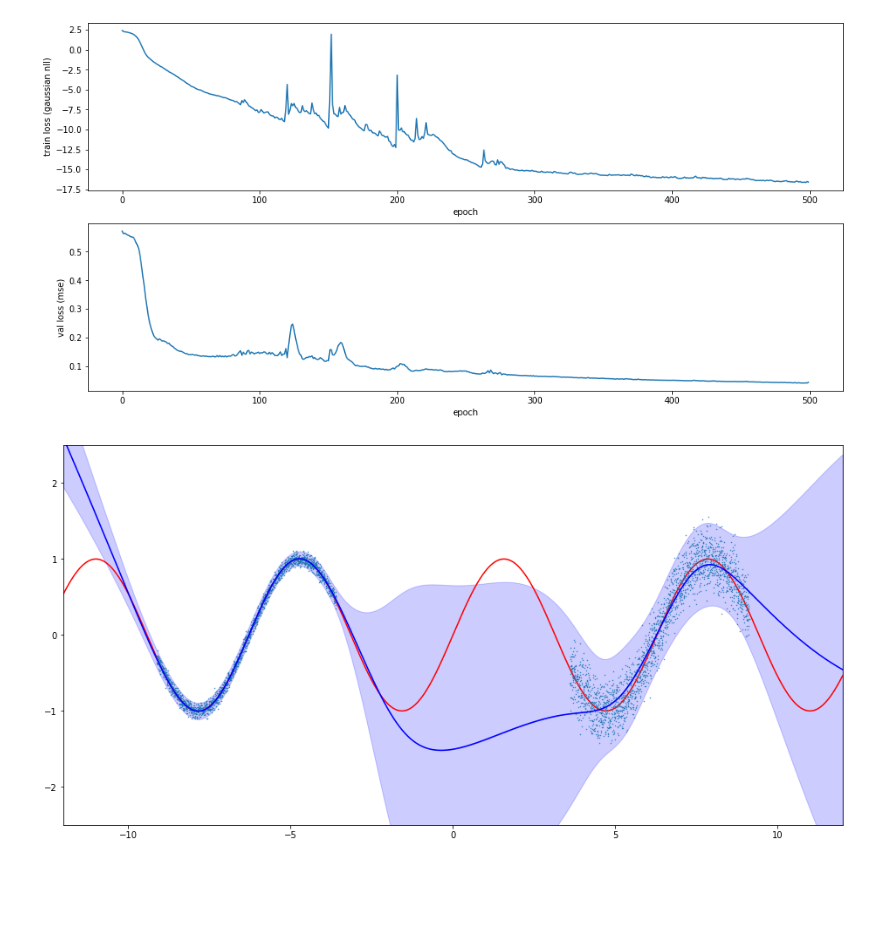
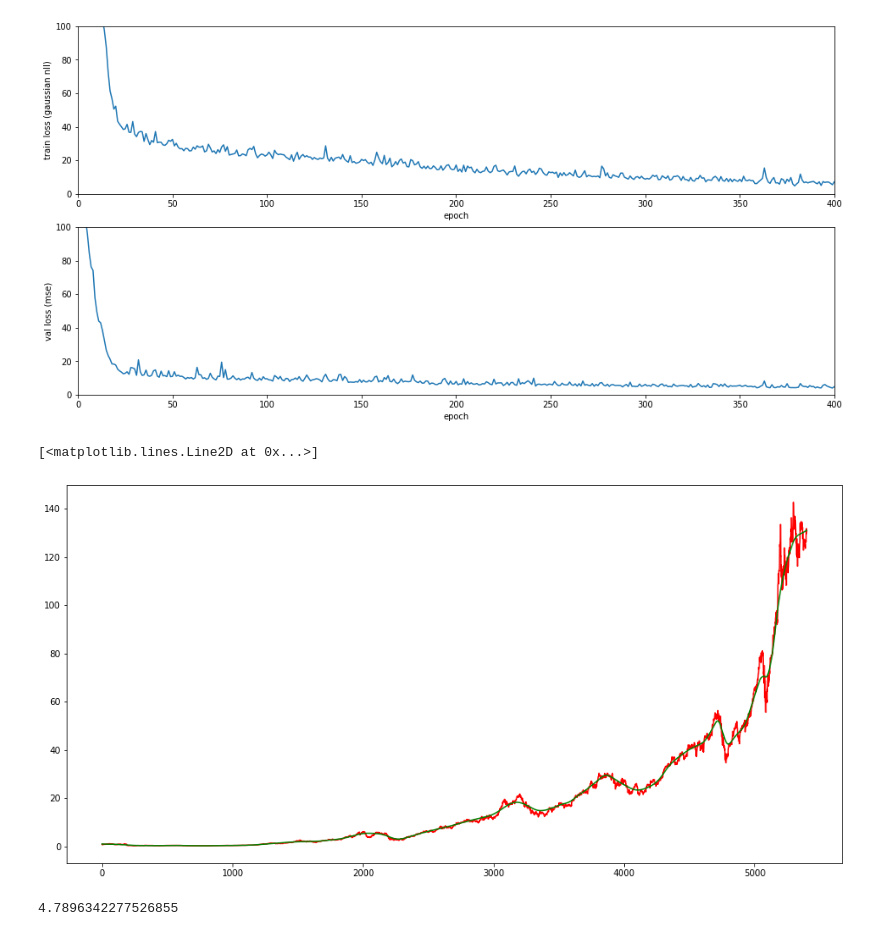
Before and after one commit to hhf1357924680/mbrl, a Jupyter notebook: notebooks/fit_gaussian_mlp_ensemble_1d.ipynb, the cells around one changed output. Drawn from its saved outputs; the diff is of its cells as text; code cells hidden in the pictures; blank space fills up the shorter version.

```diff
--- a/notebooks/fit_gaussian_mlp_ensemble_1d.ipynb
+++ b/notebooks/fit_gaussian_mlp_ensemble_1d.ipynb
@@ -21,40 +20,38 @@ ModuleNotFoundError: No module named 'omegaconf'
 # %%
-x_data = np.linspace(-12, 12, 10000)#np.linspace主要用来创建等差数列，numpy.linspace(start：返回样本数据开始点, stop：返回样本数据结束点, num=50：生成的样本数据量默认)（返回的是 [start, stop]之间的均匀分布）
-y_data = np.sin(x_data)#对x_data中的元素取正弦
+x_data = np.array(range(5401))
+y_data=pd.read_csv("/mnt/work/project/mbrl-lib/dataset/mbrl.csv",usecols=[5])
+y_data = np.array(list(y_data["close"]))
 
-train_size = 2000
-val_size = 200
-x_train = np.zeros(2 * train_size)#4000
+
+train_size = 1000
+val_size = 100
+x_train = np.zeros(2 * train_size)
 y_train = np.zeros(2 * train_size)
-x_val = np.zeros(2 * val_size)#400
+x_val = np.zeros(2 * val_size)
 y_val = np.zeros(2 * val_size)
 
 # Half with lower noise
-train_val_idx_1 = np.random.choice(list(range(1200, 3500)),
+train_val_idx_1 = np.random.choice(list(range(0, 2499)),
                                    size=train_size + val_size,
                                    replace=False)
-#numpy.random.choice(a, size=None, replace=True, p=None);
-#从a(只要是ndarray都可以，但必须是一维的)中随机抽取数字，并组成指定大小(size)的数组,此处a是list(range(15,20))：[15, 16, 17, 18, 19];
-#replace:True表示可以取相同数字，False表示不可以取相同数字;
-#数组p：与数组a相对应，表示取数组a中每个元素的概率，默认为选取每个元素的概率相同。
 
-mag = 0.05
-x_train[:train_size] = x_data[train_val_idx_1[:train_size]]#先从train_val_idx_1中选出前train_size个位置数，对应每个位置数提取出x_data中的相应位置的数据（从0数起）；
-y_train[:train_size] = y_data[train_val_idx_1[:train_size]] + mag * np.random.randn(train_size)#np.random.randn随机生成train_size个0-1之间的数
-x_val[:val_size] = x_data[train_val_idx_1[train_size:]]
+
+mag = 0.0
+x_train[:train_size] = x_data[train_val_idx_1[:train_size]]
+y_train[:train_size] = y_data[train_val_idx_1[:train_size]] + mag * np.random.randn(train_size)
 y_val[:val_size] = y_data[train_val_idx_1[train_size:]] + mag * np.random.randn(val_size)
 
 # Half with higher noise
-train_val_idx_2 = np.random.choice(list(range(6500, 8800)),
+train_val_idx_2 = np.random.choice(list(range(2500, 5401)),
                                    size=train_size + val_size,
                                    replace=False)
-mag = 0.20
+mag = 0.0
 x_train[train_size:] = x_data[train_val_idx_2[:train_size]]
 y_train[train_size:] = y_data[train_val_idx_2[:train_size]] + mag * np.random.randn(train_size)
 x_val[val_size:] = x_data[train_val_idx_2[train_size:]]
 y_val[val_size:] = y_data[train_val_idx_2[train_size:]] + mag * np.random.randn(val_size)
 
-plt.figure(figsize=(16, 8))#plt.figure(figsize=(16,8))表示figure 的大小为宽、长
+plt.figure(figsize=(16, 8))
 plt.plot(x_data, y_data, x_train, y_train, '^', x_val, y_val, 'o', markersize=4)#l蓝色线：原始数据及其对应sin函数值；train对应着黄色△数据，val对应着绿色圆点数据
 plt.show()
 
@@ -83,7 +88,4 @@ wrapper = models.OneDTransitionRewardModel(ensemble, target_is_delta=False, norm
 # %%
-wrapper.update_normalizer(train_buffer.get_all())
-trainer = models.ModelTrainer(wrapper, optim_lr=0.003, weight_decay=5e-5)
-train_losses, val_losses = trainer.train(train_dataset, val_dataset, num_epochs=500, patience=100)
 fig, ax = plt.subplots(2, 1, figsize=(16, 8))
 ax[0].plot(train_losses)
 ax[0].set_xlabel("epoch")
@@ -91,30 +93,32 @@ ax[0].set_ylabel("train loss (gaussian nll)")
 ax[1].plot(val_losses)
 ax[1].set_xlabel("epoch")
 ax[1].set_ylabel("val loss (mse)")
+ax[0].set(xlim=(0,400),ylim=(0,100))
+ax[1].set(xlim=(0,400),ylim=(0,100))
 plt.show()
 # %% [output]
-[figure, old version]
+[figure, new version]
 # %%
 x_tensor = torch.from_numpy(x_data).unsqueeze(1).float().to(device)
 x_tensor = wrapper.input_normalizer.normalize(x_tensor)
 
 with torch.no_grad():
     y_pred, y_pred_logvar = ensemble(x_tensor)
     y_pred = y_pred[..., 0]
     y_pred_logvar = y_pred_logvar[..., 0]
 y_var_epi = y_pred.var(dim=0).cpu().numpy()
 y_var = y_pred_logvar.exp()
 y_pred = y_pred.mean(dim=0).cpu().numpy()
 y_var_ale = y_var.mean(dim=0).cpu().numpy()
 
 y_std = np.sqrt(y_var_epi + y_var_ale)
 plt.figure(figsize=(16, 8))
 plt.plot(x_data, y_data, 'r')
-plt.plot(x_train, y_train, '.', markersize=0.9)
-plt.plot(x_data, y_pred, 'b-', markersize=4)
-plt.fill_between(x_data, y_pred, y_pred + 2 * y_std, color='b', alpha=0.2)
-plt.fill_between(x_data, y_pred - 2 * y_std, y_pred, color='b', alpha=0.2)
-plt.axis([-12, 12, -2.5, 2.5])
-plt.show()
+plt.plot(x_data, y_pred, 'g')
 # %% [output]
+[<matplotlib.lines.Line2D at 0x...>]
-[figure, old version]
+[figure, new version]
+# %%
+val_losses[-1]
+# %% [output]
+4.7896342277526855
```
Also changed, not shown: parts of 5 cells of this notebook, 2 other files.
